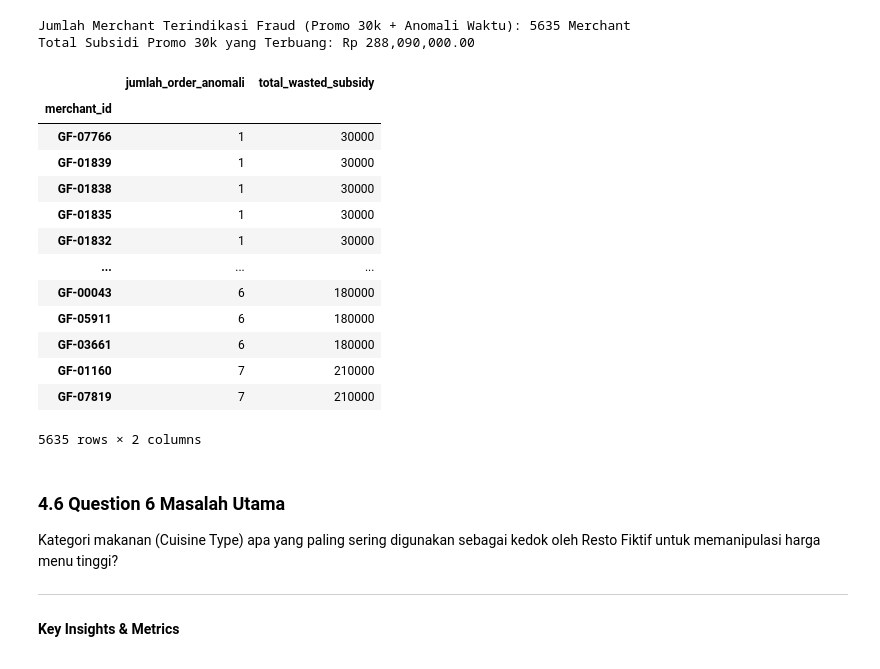
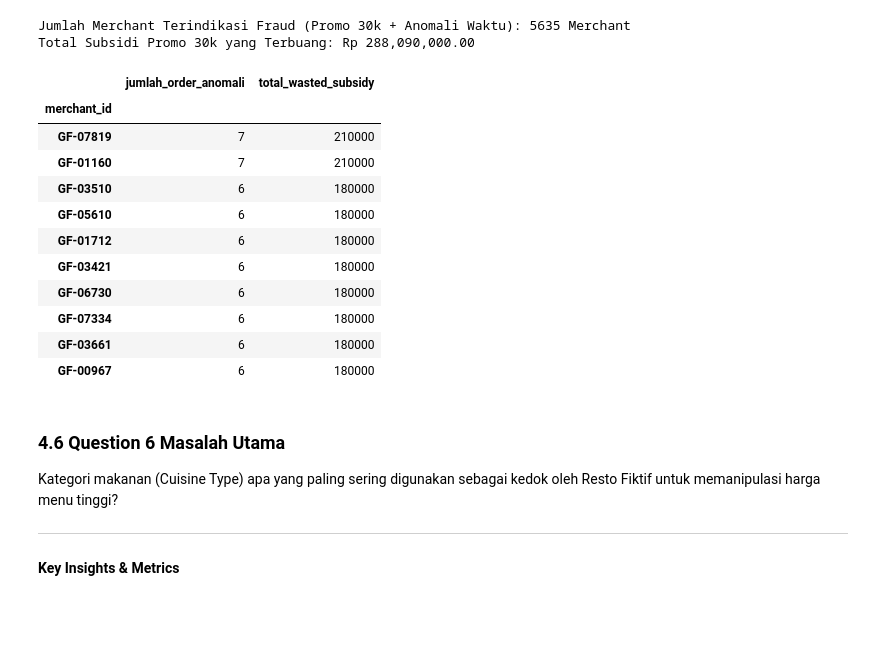
Before and after one commit to ziancarlos/Data_Analytics_Grab, a Jupyter notebook: notebooks/data-exploration.ipynb, the cells around one changed output. Drawn from its saved outputs; the diff is of its cells as text; code cells hidden in the pictures; blank space fills up the shorter version.

```diff
--- a/notebooks/data-exploration.ipynb
+++ b/notebooks/data-exploration.ipynb
@@ -958,22 +956,20 @@ Jumlah Merchant Terindikasi Fraud (Promo 30k + Anomali Waktu): 5635 Merchant
 Total Subsidi Promo 30k yang Terbuang: Rp 288,090,000.00
 # %%
 # (4.5.2.4) Show The Merchant Anomaly Top 10 Sort By jumlah_order_anomali
-display(merchant_anomaly_summary.sort_values("total_wasted_subsidy", ascending=True))
+display(merchant_anomaly_summary.head(10))
 # %% [output]
 |  | jumlah_order_anomali | total_wasted_subsidy |
 | merchant_id |  |  |
-| GF-07766 | 1 | 30000 |
-| GF-01839 | 1 | 30000 |
-| GF-01838 | 1 | 30000 |
-| GF-01835 | 1 | 30000 |
-| GF-01832 | 1 | 30000 |
-| ... | ... | ... |
-| GF-00043 | 6 | 180000 |
-| GF-05911 | 6 | 180000 |
+| GF-07819 | 7 | 210000 |
+| GF-01160 | 7 | 210000 |
+| GF-03510 | 6 | 180000 |
+| GF-05610 | 6 | 180000 |
+| GF-01712 | 6 | 180000 |
+| GF-03421 | 6 | 180000 |
+| GF-06730 | 6 | 180000 |
+| GF-07334 | 6 | 180000 |
 | GF-03661 | 6 | 180000 |
-| GF-01160 | 7 | 210000 |
-| GF-07819 | 7 | 210000 |
+| GF-00967 | 6 | 180000 |
-5635 rows × 2 columns
 # %% [markdown]
 ### **4.6 Question 6 Masalah Utama**
 
```
Also changed, not shown: parts of 21 cells of this notebook.
